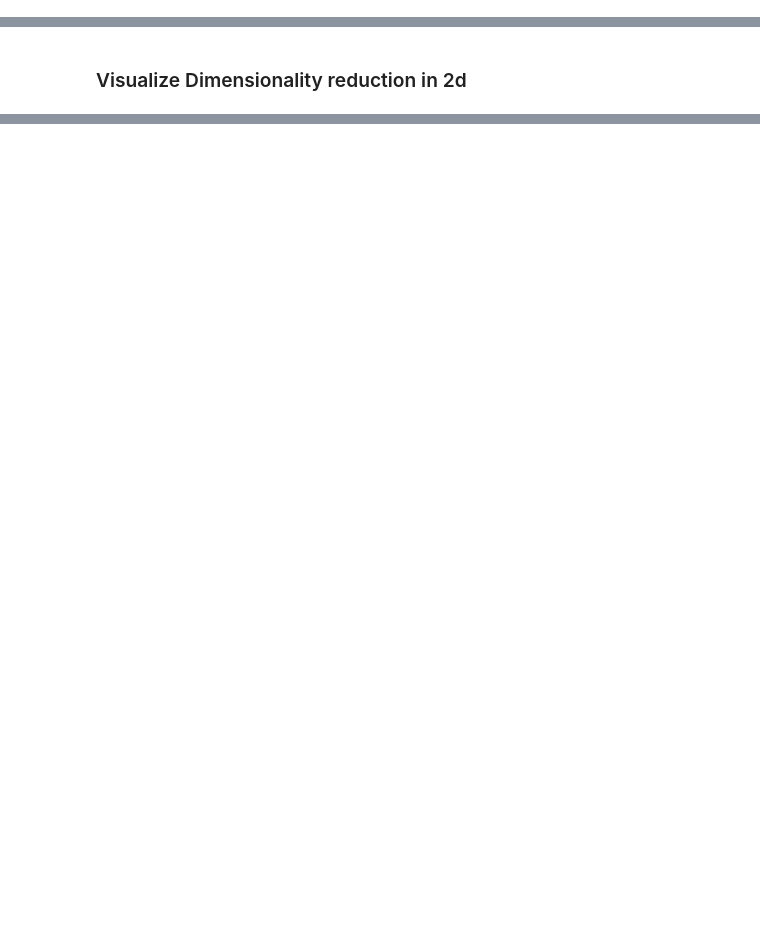
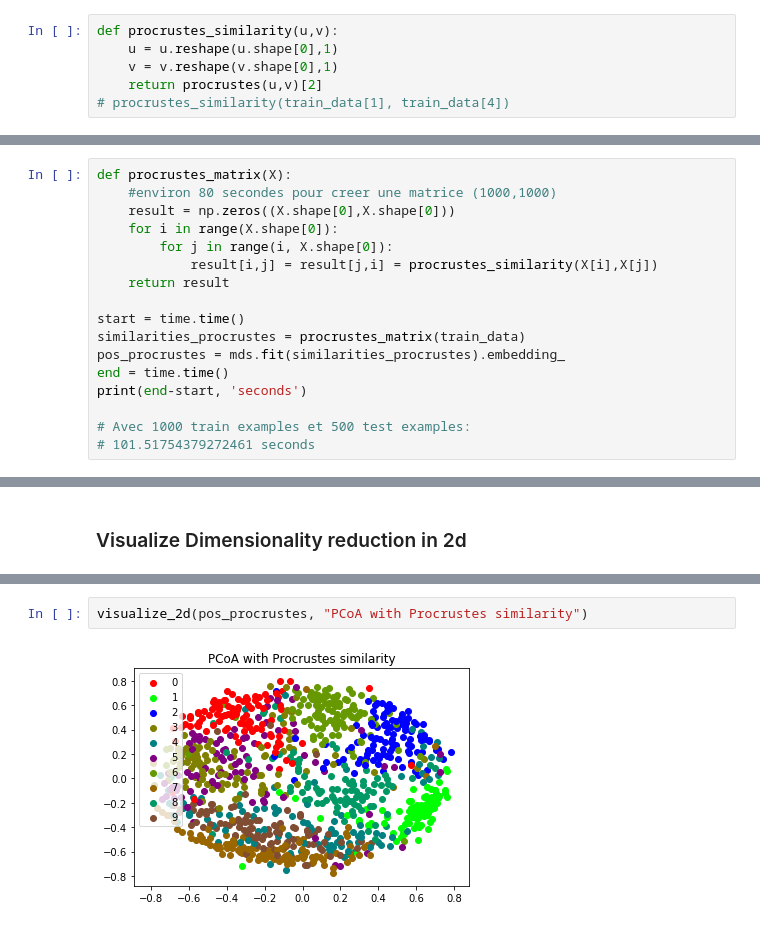
Before and after one commit to felixadam/ift3700_tp1, a Jupyter notebook: Travail1.ipynb, the cells around one changed output, grey strips where cells are left out. Cells and saved outputs as stored; diff of their text form; blank space fills up the shorter version.

```diff
--- a/Travail1.ipynb
+++ b/Travail1.ipynb
@@ -92,0 +157,6 @@ taux de succès avec knn et la distance euclidienne: 84.6000 %
+# %%
+def procrustes_similarity(u,v):
+    u = u.reshape(u.shape[0],1)
+    v = v.reshape(v.shape[0],1)
+    return procrustes(u,v)[2]
+# procrustes_similarity(train_data[1], train_data[4])
@@ -423,0 +563,17 @@ print(end-start, 'seconds')
+# %%
+def procrustes_matrix(X):
+    #environ 80 secondes pour creer une matrice (1000,1000)
+    result = np.zeros((X.shape[0],X.shape[0]))
+    for i in range(X.shape[0]):
+        for j in range(i, X.shape[0]):
+            result[i,j] = result[j,i] = procrustes_similarity(X[i],X[j])
+    return result
+
+start = time.time()
+similarities_procrustes = procrustes_matrix(train_data)
+pos_procrustes = mds.fit(similarities_procrustes).embedding_
+end = time.time()
+print(end-start, 'seconds')
+
+# Avec 1000 train examples et 500 test examples:
+# 101.51754379272461 seconds
@@ -532,3 +676,7 @@ visualize_2d(pos_euclidean, "PCoA with Euclidean distance")
+# %%
+visualize_2d(pos_procrustes, "PCoA with Procrustes similarity")
+# %% [output]
+[figure, added]
 # %%
 visualize_2d(iso_pos_euclidean, 'Isomap with Euclidean distance')
 # %% [output]
```
Also changed, not shown: parts of 24 cells of this notebook.
